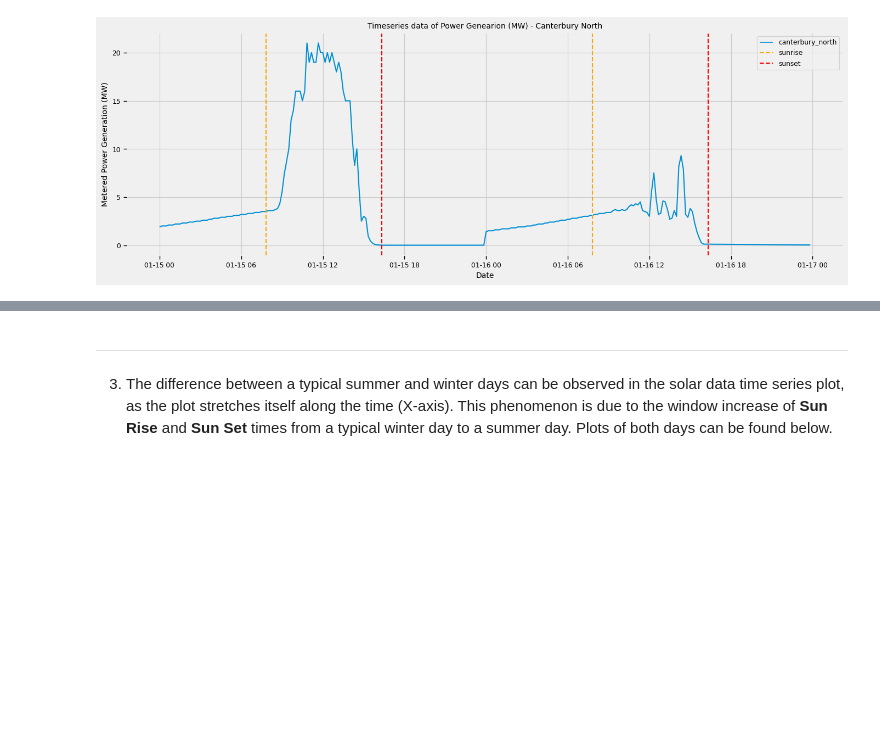
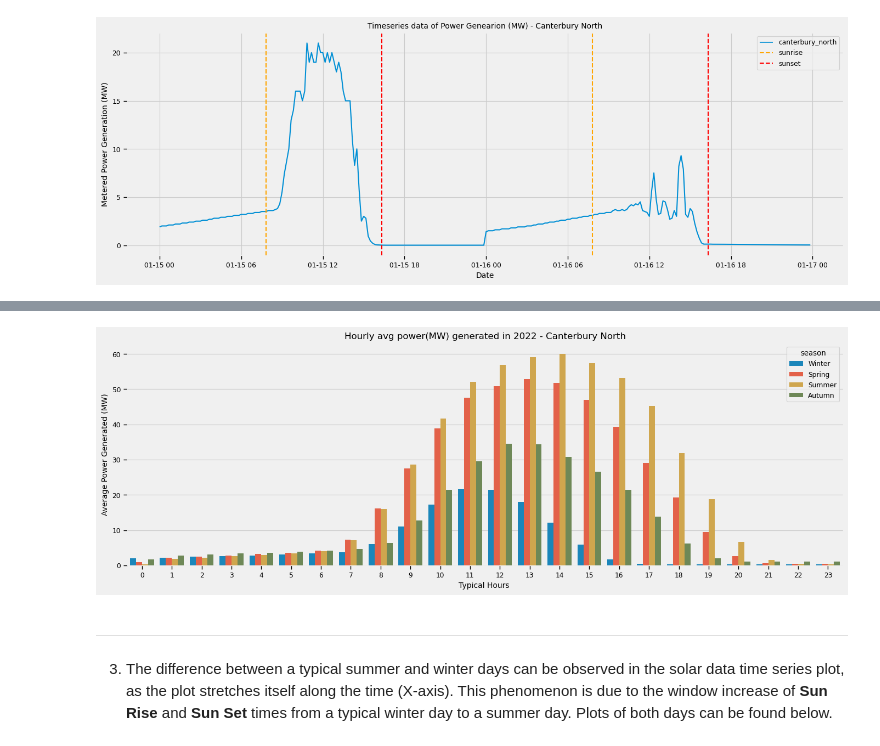
Before and after one commit to openclimatefix/pv-solar-farm-forecasting, a Jupyter notebook: ukpn/scripts/ukpn_dashboard_report.ipynb, the cells around one changed output, grey strips where cells are left out. Drawn from its saved outputs; the diff is of its cells as text; code cells hidden in the pictures; blank space fills up the shorter version.

```diff
--- a/ukpn/scripts/ukpn_dashboard_report.ipynb
+++ b/ukpn/scripts/ukpn_dashboard_report.ipynb
@@ -356,3 +394,13 @@ plt.show
+# %%
+# Plotting hourly average
+plot_classification_of_pv(
+    path_to_file = path_to_file,
+    axes_title = 'Hourly',
+    name_col2 = 'Hour',
+    hourly_avg = True
+)
+# %% [output]
+[figure, added]
 # %% [markdown]
 ---
 3. The difference between a typical summer and winter days can be observed in the solar data time series plot, as the plot stretches itself along the time (X-axis). This phenomenon is due to the window increase of __Sun Rise__ and __Sun Set__ times from a typical winter day to a summer day. Plots of both days can be found below.
```
Also changed, not shown: parts of 11 cells of this notebook, 7 other files.
